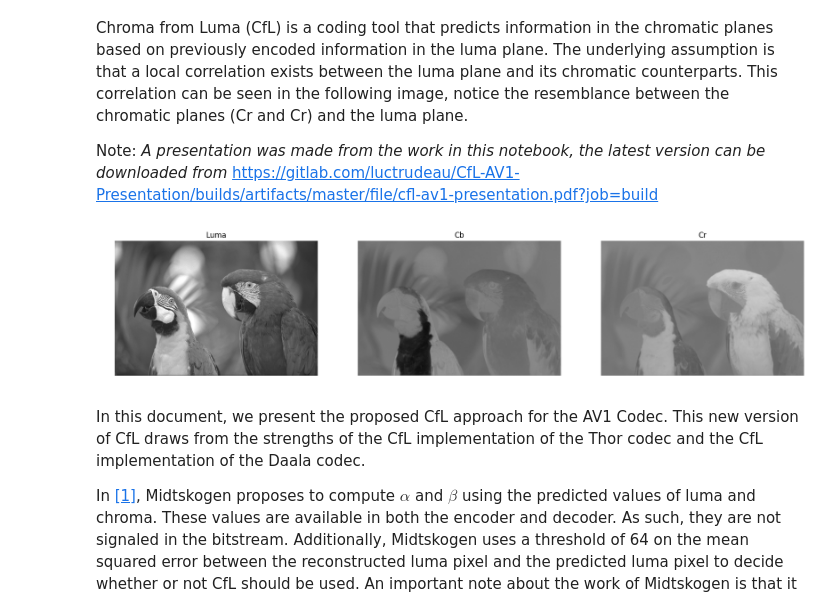
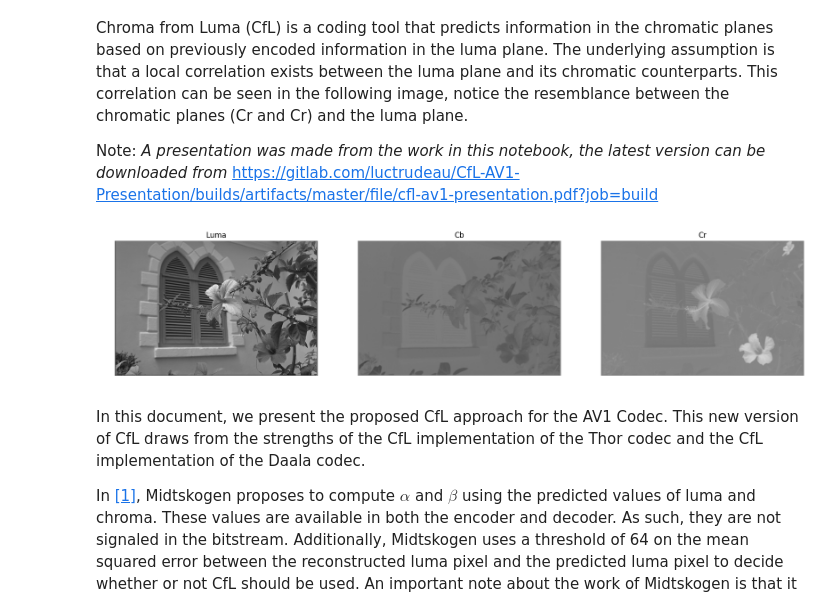
Before and after one commit to barrbrain/AV1-CfL-Proposal, a Jupyter notebook: Chroma from Luma (CfL).ipynb, the cells around one changed output. Drawn from its saved outputs; the diff is of its cells as text; code cells hidden in the pictures.

```diff
--- a/Chroma from Luma (CfL).ipynb
+++ b/Chroma from Luma (CfL).ipynb
@@ -184,22 +184,22 @@ Note: _A presentation was made from the work in this notebook, the latest versio
 # %%
 def showPlanes(im):
     plt.figure(figsize=(20,15))
     plt.subplot(1,3,1)
     showImage(im[:,:,0], "Luma")
     plt.subplot(1,3,2)
     showImage(im[:,:,1], "Cb")
     plt.subplot(1,3,3)
     showImage(im[:,:,2], "Cr")
 
 def showImage(im, title):
     plt.imshow(im, cmap = plt.get_cmap('gray'), vmin = 0, vmax = 255)
     plt.axis('off')
     plt.title(title)
 
-randIm = kodims[22] # kodims[int(np.round(np.random.rand()*len(kodims)))]
+randIm = kodims[6] # kodims[int(np.round(np.random.rand()*len(kodims)))]
 showPlanes(randIm);
 # %% [output]
-[figure, old version]
+[figure, new version]
 # %% [markdown]
 In this document, we present the proposed CfL approach for the AV1 Codec. This new version of CfL draws from the strengths of the CfL implementation of the Thor codec and the CfL implementation of the Daala codec.
 
```
Also changed, not shown: parts of 5 cells of this notebook.
